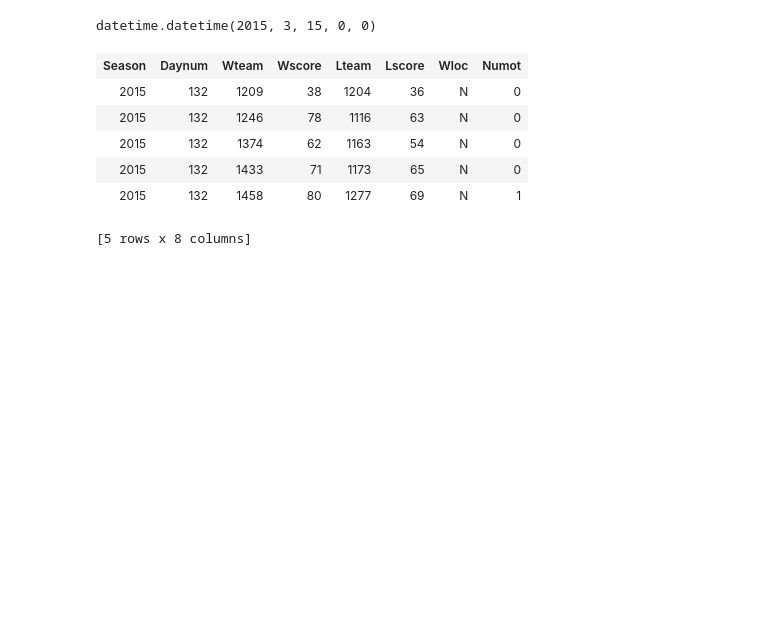
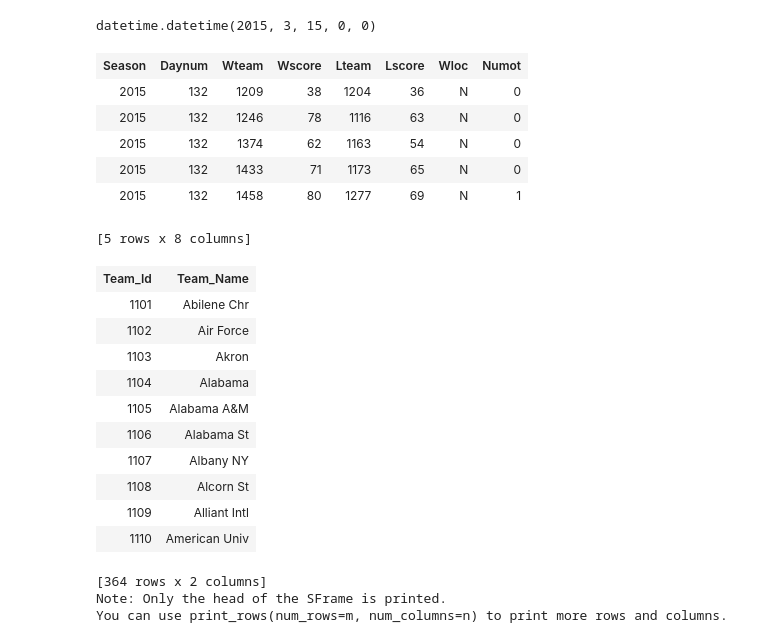
Before and after one commit to steph-query/march-madness-kaggle, a Jupyter notebook: win_probabilities.ipynb, the cells around one changed output. Cells and saved outputs as stored; diff of their text form; code cells hidden in the pictures; blank space fills up the shorter version.

```diff
--- a/win_probabilities.ipynb
+++ b/win_probabilities.ipynb
@@ -209,3 +218,20 @@ reg_season_compact.filter_by(filter_yr, 'Season').filter_by(filter_daynum, 'Dayn
 [5 rows x 8 columns]
 # %%
 # It looks like the 2015-2016 regular season data has not been made available yet.
+# %%
+teams
+# %% [output]
+| Team_Id | Team_Name |
+| 1101 | Abilene Chr |
+| 1102 | Air Force |
+| 1103 | Akron |
+| 1104 | Alabama |
+| 1105 | Alabama A&M |
+| 1106 | Alabama St |
+| 1107 | Albany NY |
+| 1108 | Alcorn St |
+| 1109 | Alliant Intl |
+| 1110 | American Univ |
+[364 rows x 2 columns]
+Note: Only the head of the SFrame is printed.
+You can use print_rows(num_rows=m, num_columns=n) to print more rows and columns.
```
Also changed, not shown: parts of 12 cells of this notebook.
